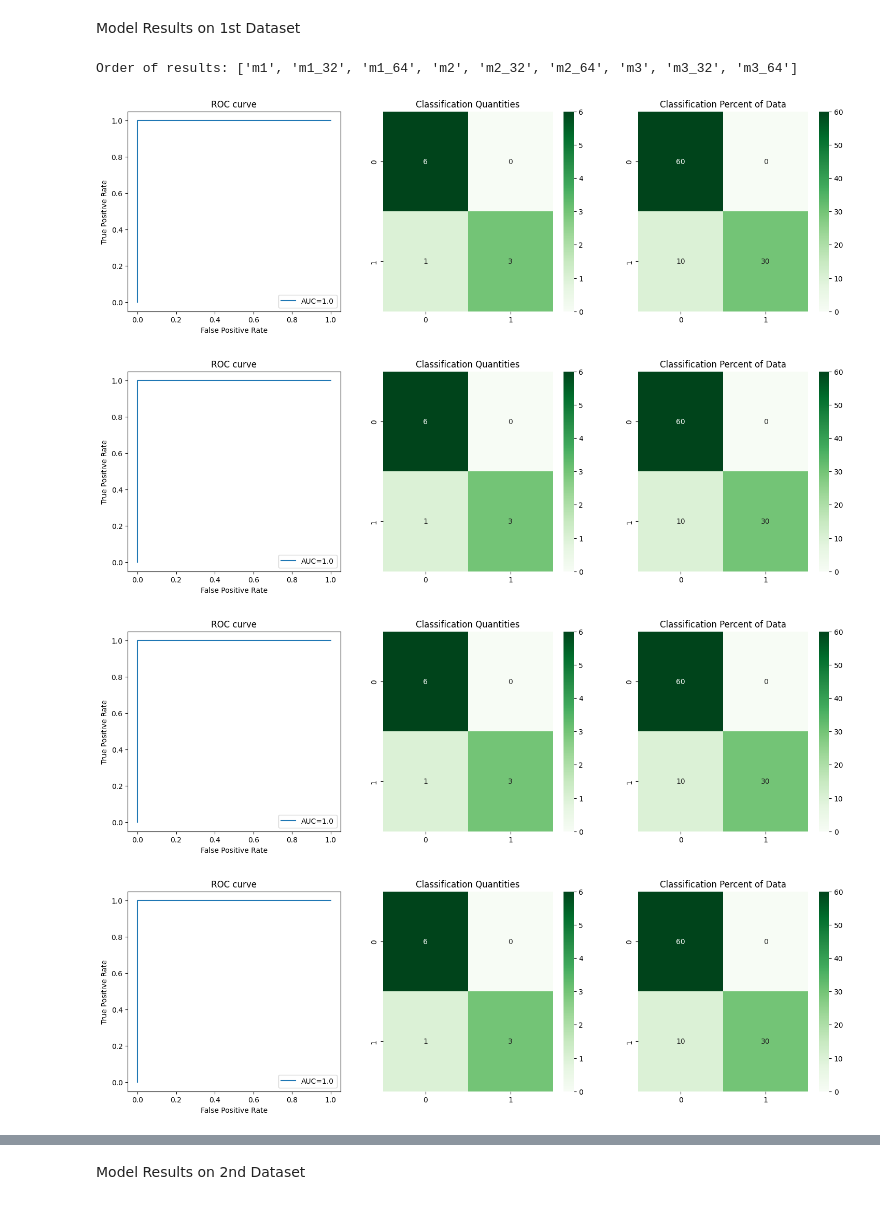
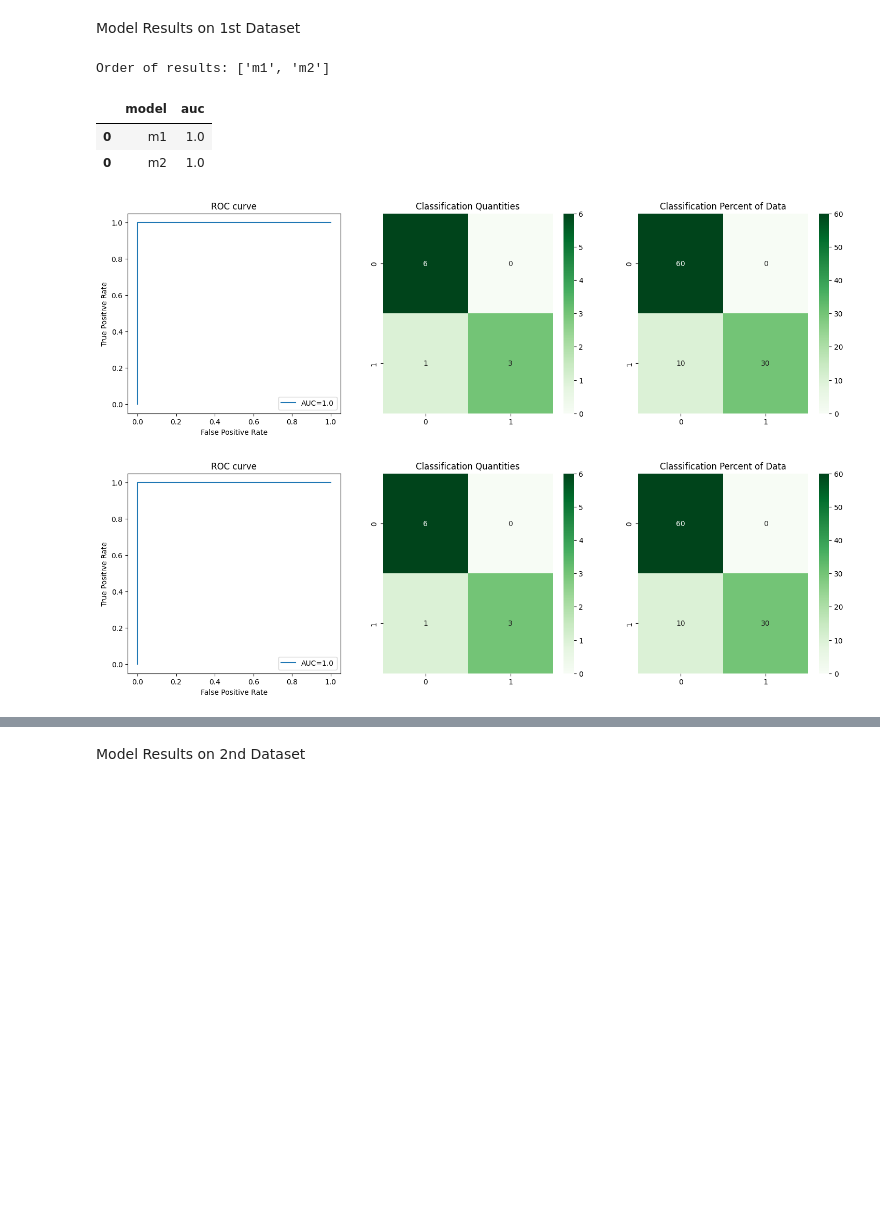
Before and after one commit to WulfNovak/deepfake_detection, a Jupyter notebook: model_comparison.ipynb, the cells around one changed output, grey strips where cells are left out. Saved outputs shown, nothing was run; the diff lists cells and outputs as text; code cells hidden in the pictures; blank space fills up the shorter version.

```diff
--- a/model_comparison.ipynb
+++ b/model_comparison.ipynb
@@ -24,6 +24,7 @@ warnings.filterwarnings('ignore', category=UserWarning)
 # %% [markdown]
 Functions for Results Analysis
 # %%
+# Turn inference results into Pandas results table
 def results_table(inference_results, image_data):
     """
     Input:
@@ -38,7 +39,7 @@ def results_table(inference_results, image_data):
     for i in range(len(inference_results)):
         # Results for model i in model results list
         m_result = list(inference_results.items())[i][1]
-        image_qty = len(inference_results) + 1
+        image_qty = len(m_result)
 
         # Reformat to Pandas DataFrame for model result i
         res = pd.DataFrame()
@@ -61,7 +62,7 @@ def results_table(inference_results, image_data):
 
     return res_tables
 
-def res_graphs(res):
+def classification_plots(res):
     """
     Input:
         List of results as a pandas dataframe
@@ -98,11 +99,15 @@ def res_graphs(res):
     cm2 = np.round(confusion_matrix(res['y_true'], res['y_pred'])/(len(res['y_pred'])/100), 2)
     sns.heatmap(cm2, annot=True, cmap='Greens', fmt='g', ax=ax3).set(title='Classification Percent of Data');
 
-    # Consider Error Plot
 
-def resize_img(images): # img.convert('RGB')
-  images['image'] = [img.convert('RGB').resize((256, 256)) for img in images['image']]
-  return images
+def resize_img(images):
+    images['image'] = [img.convert('RGB').resize((256, 256)) for img in images['image']]
+    return images
+
+def model_auc(res):
+    fpr, tpr, threshold = metrics.roc_curve(res['y_true'], res['y_hat'])
+    model_auc = round(metrics.auc(fpr, tpr), 4)
+    return model_auc
 # %% [markdown]
 Dataset Load and Preview
 # %%
@@ -267,13 +232,22 @@ res_table_4 = results_table(results_4, image_dt_4)
 # %% [markdown]
 Model Results on 1st Dataset
 # %%
+# Initialize model_auc DF for all results
+model_aucs = pd.DataFrame({'model': [], 'auc': []})
+
+# Calculate AUC
+for i, tbl in enumerate(res_table_1.keys()):
+    auc_i = pd.DataFrame({'model': [model_names[i]], 'auc': [model_auc(res_table_1[tbl])]})
+    model_aucs = pd.concat([model_aucs, auc_i])
+
 # Results for first dataset
 print('Order of results:', model_names)
 for i, tbl in enumerate(res_table_1.keys()):
-    res_graphs(res_table_1[tbl])
+    classification_plots(res_table_1[tbl])
 # %% [output]
-Order of results: ['m1', 'm1_32', 'm1_64', 'm2', 'm2_32', 'm2_64', 'm3', 'm3_32', 'm3_64']
+Order of results: ['m1', 'm2']
+|  | model | auc |
+| 0 | m1 | 1.0 |
+| 0 | m2 | 1.0 |
 [figure]
 [figure]
-[figure, removed]
-[figure, removed]
```
Also changed, not shown: parts of 16 cells of this notebook.
